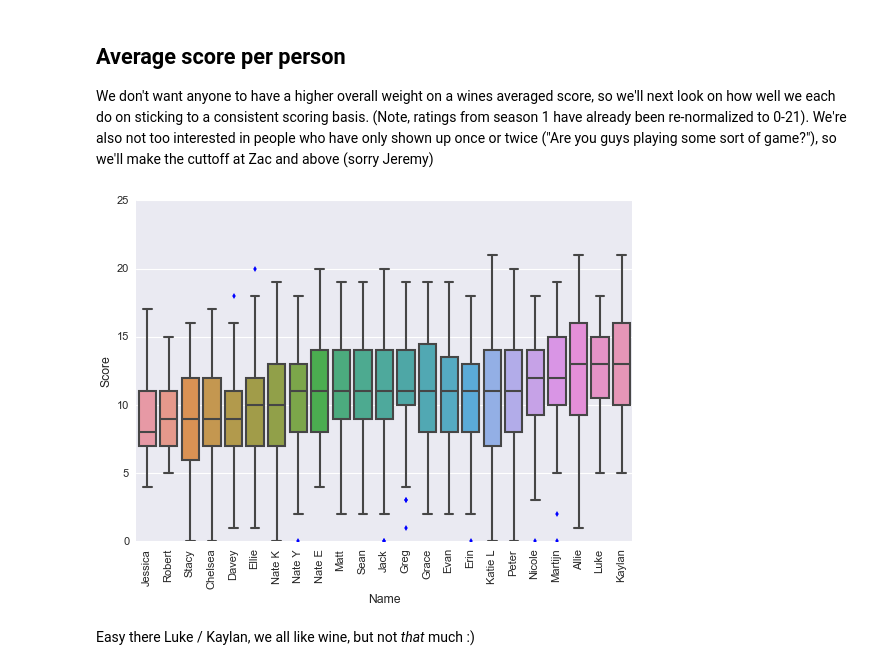
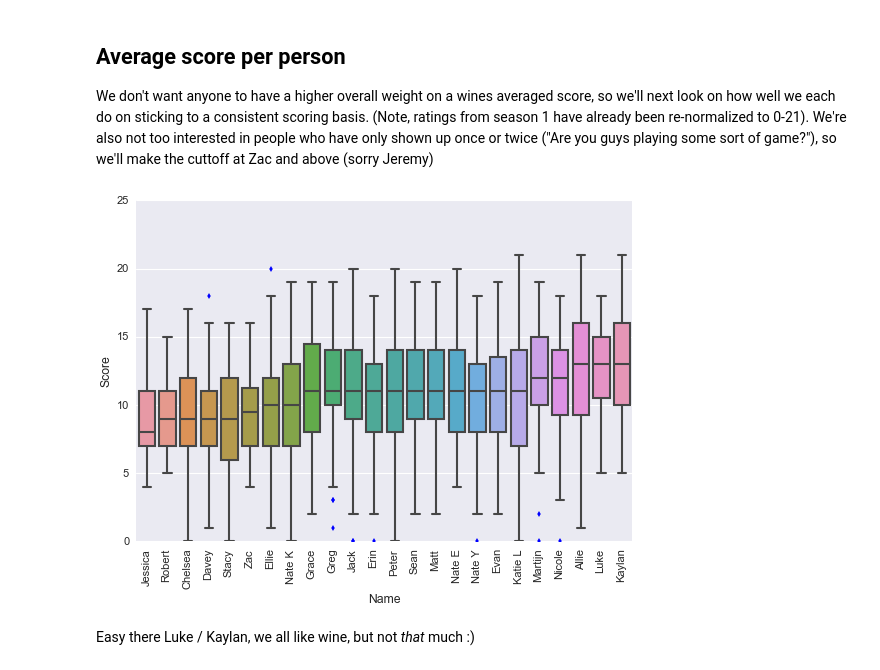
Before and after one commit to pstjohn/old-github-pages-site, a Jupyter notebook: notebooks/2015-04-01-Wine-1-Databases.ipynb, the cells around one changed output. Cells and saved outputs as stored; diff of their text form; code cells hidden in the pictures.

```diff
--- a/notebooks/2015-04-01-Wine-1-Databases.ipynb
+++ b/notebooks/2015-04-01-Wine-1-Databases.ipynb
@@ -64,12 +64,12 @@ tl = ax.set_xticklabels(tastings.index[::-1], rotation=90)
 ## Average score per person
 We don't want anyone to have a higher overall weight on a wines averaged score, so we'll next look on how well we each do on sticking to a consistent scoring basis. (Note, ratings from season 1 have already been re-normalized to 0-21). We're also not too interested in people who have only shown up once or twice ("Are you guys playing some sort of game?"), so we'll make the cuttoff at Zac and above (sorry Jeremy)
 # %%
-best_tasters = tastings[tastings > tastings['Zac']].index.values
+best_tasters = tastings[tastings >= tastings['Zac']].index.values
 pruned_scores = scores[scores.Name.isin(best_tasters)]
 order = pruned_scores.groupby('Name').median().Score.argsort()
 ax = sns.boxplot(vals=pruned_scores.Score, groupby=pruned_scores.Name, order=order.index[order.values])
 tl = plt.setp(ax.get_xticklabels(), rotation=90)
 # %% [output]
-[figure, old version]
+[figure, new version]
 # %% [markdown]
 Easy there Luke / Kaylan, we all like wine, but not _that_ much :)
```
Also changed, not shown: 13 other files.
